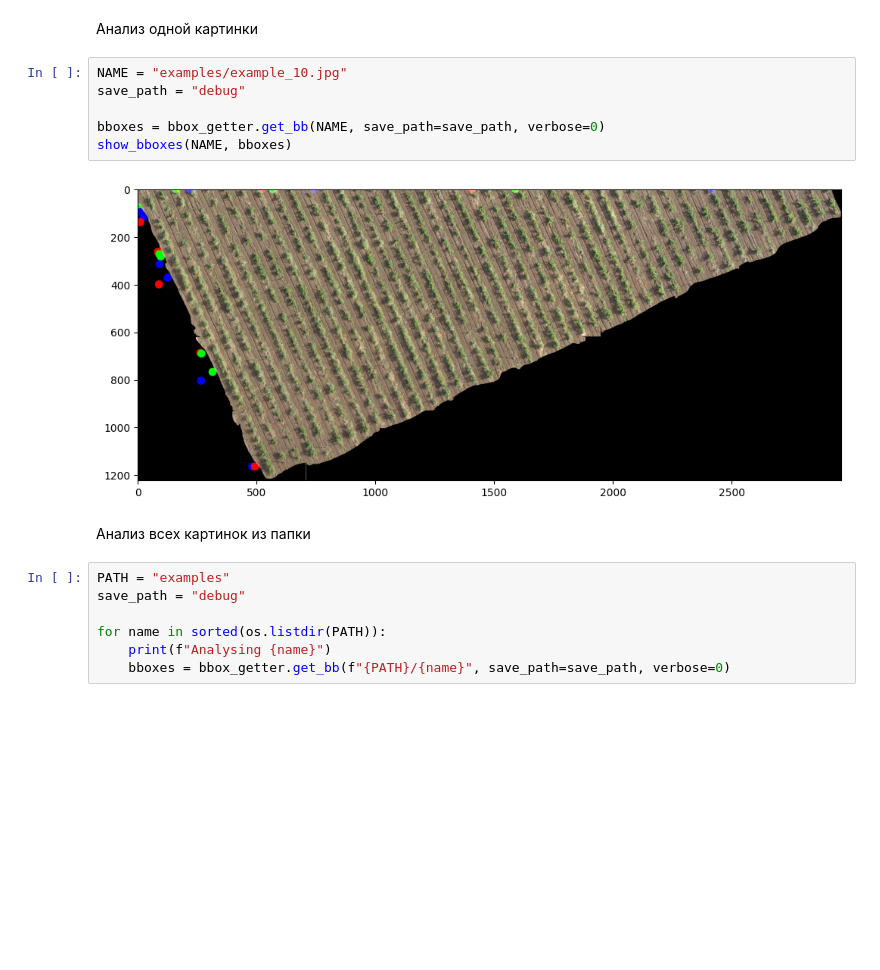
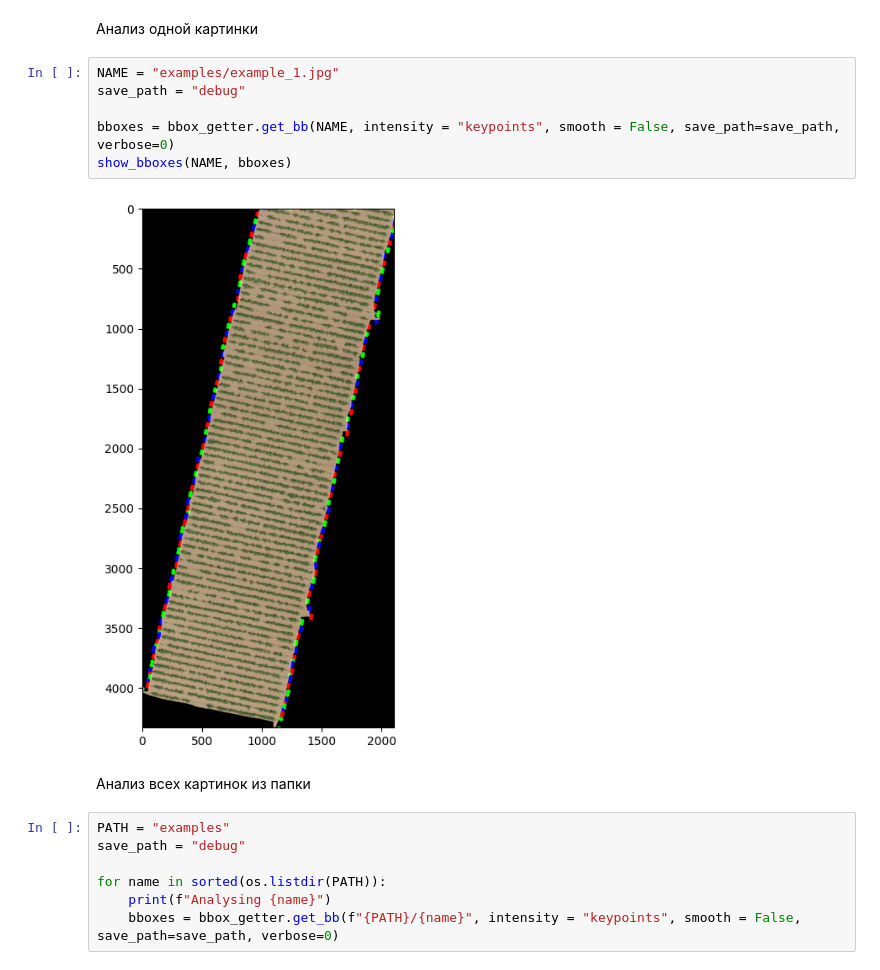
Before and after one commit to ITMO449-ML-department/rotate-and-cut, a Jupyter notebook: example.ipynb, the cells around one changed output. Cells and saved outputs as stored; diff of their text form; blank space fills up the shorter version.

```diff
--- a/example.ipynb
+++ b/example.ipynb
@@ -29,13 +29,13 @@ def show_bboxes(NAME, bboxes):
 # %% [markdown]
 Анализ одной картинки
 # %%
-NAME = "examples/example_10.jpg"
+NAME = "examples/example_1.jpg"
 save_path = "debug"
 
-bboxes = bbox_getter.get_bb(NAME, save_path=save_path, verbose=0)
+bboxes = bbox_getter.get_bb(NAME, intensity = "keypoints", smooth = False, save_path=save_path, verbose=0)
 show_bboxes(NAME, bboxes)
 # %% [output]
-[figure, old version]
+[figure, new version]
 # %% [markdown]
 Анализ всех картинок из папки
 # %%
@@ -44,4 +44,4 @@ save_path = "debug"
 
 for name in sorted(os.listdir(PATH)):
     print(f"Analysing {name}")
-    bboxes = bbox_getter.get_bb(f"{PATH}/{name}", save_path=save_path, verbose=0)
+    bboxes = bbox_getter.get_bb(f"{PATH}/{name}", intensity = "keypoints", smooth = False, save_path=save_path, verbose=0)
```
Also changed, not shown: 5 other files.
